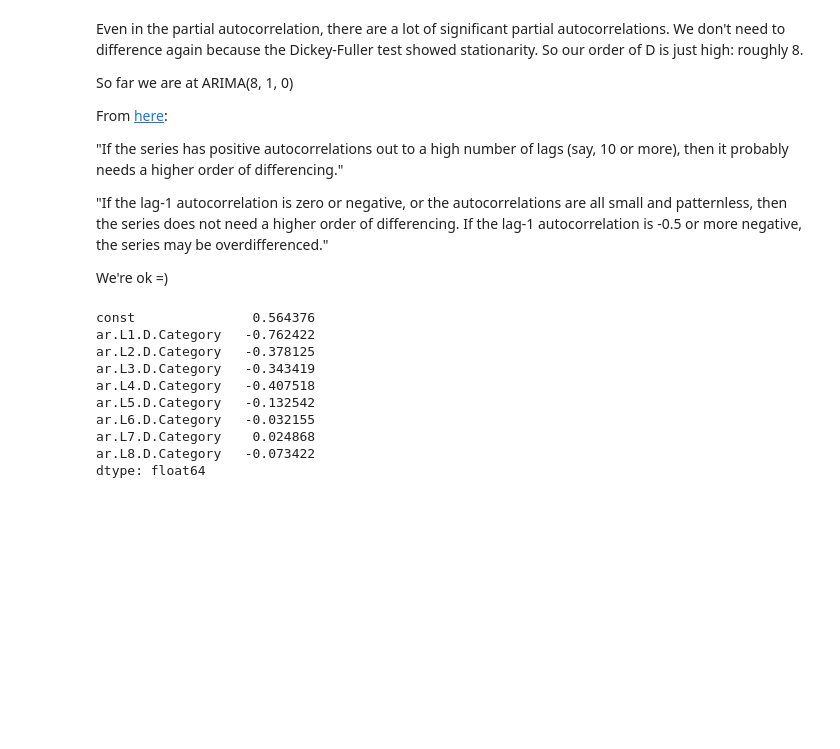
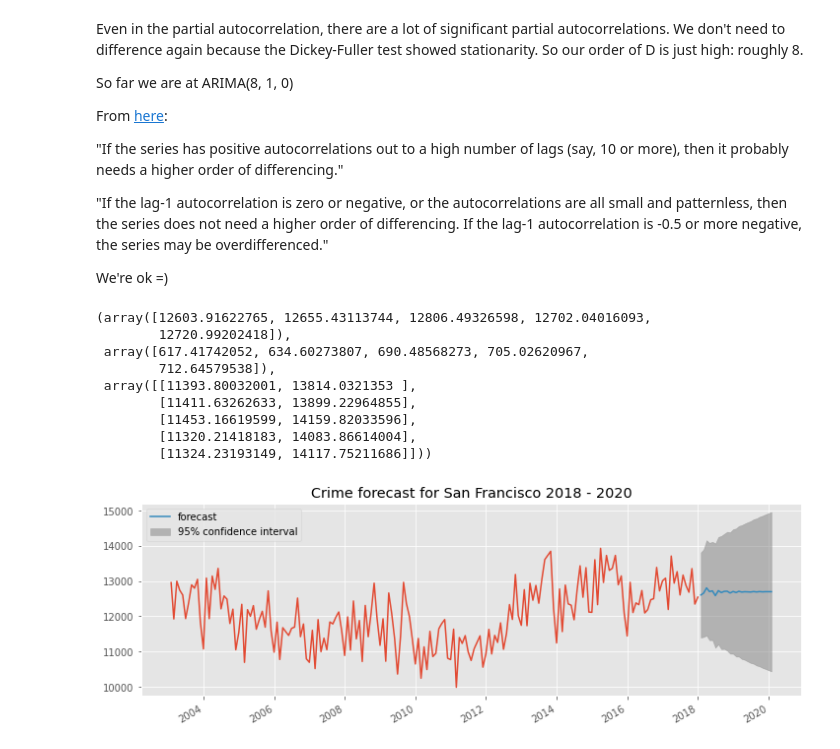
Before and after one commit to mkpetterson/sfcrime, a Jupyter notebook: notebooks/time_series_analysis.ipynb, the cells around one changed output. Saved outputs shown, nothing was run; the diff lists cells and outputs as text; code cells hidden in the pictures; blank space fills up the shorter version.

Commit message:
forecast model

```diff
--- a/notebooks/time_series_analysis.ipynb
+++ b/notebooks/time_series_analysis.ipynb
@@ -335,15 +328,30 @@ crime_data = series_sample(data, 'M')
 crime_model = ARIMA(crime_data, order=(8,1,0)).fit()
 # %%
 crime_model.params
+crime_model.forecast(steps=5)
 # %% [output]
-const               0.564376
-ar.L1.D.Category   -0.762422
-ar.L2.D.Category   -0.378125
-ar.L3.D.Category   -0.343419
-ar.L4.D.Category   -0.407518
-ar.L5.D.Category   -0.132542
-ar.L6.D.Category   -0.032155
-ar.L7.D.Category    0.024868
-ar.L8.D.Category   -0.073422
-dtype: float64
+(array([12603.91622765, 12655.43113744, 12806.49326598, 12702.04016093,
+        12720.99202418]),
+ array([617.41742052, 634.60273807, 690.48568273, 705.02620967,
+        712.64579538]),
+ array([[11393.80032001, 13814.0321353 ],
+        [11411.63262633, 13899.22964855],
+        [11453.16619599, 14159.82033596],
+        [11320.21418183, 14083.86614004],
+        [11324.23193149, 14117.75211686]]))
+# %%
+# Fit model to project crime into the future
+fig, ax = plt.subplots(1, figsize=(12,4))
+ax.plot(crime_data.index, crime_data)
+
+# Set fig = crime_model plot prediction method
+fig = crime_model.plot_predict('2018-01-01', '2020',
+                                dynamic=True, ax=ax, # Plots in-sample forecast; not lagged
+                                plot_insample=False) # Not plotting Category feature
+ax.set_title("Crime forecast for San Francisco 2018 - 2020")
+ax.legend(loc='upper left')
+
+plt.savefig('../data/images/crime_forecast.png', bbox_inches='tight', dpi=250)
+# %% [output]
+[figure, added]
 # %%
```
Also changed, not shown: parts of 5 cells of this notebook, 1 other file.
